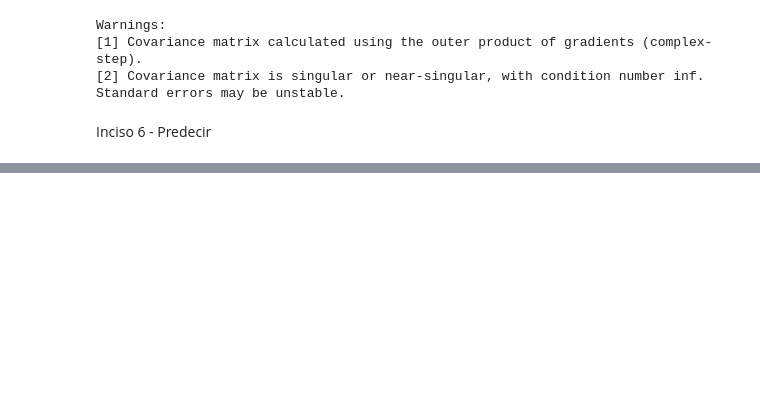
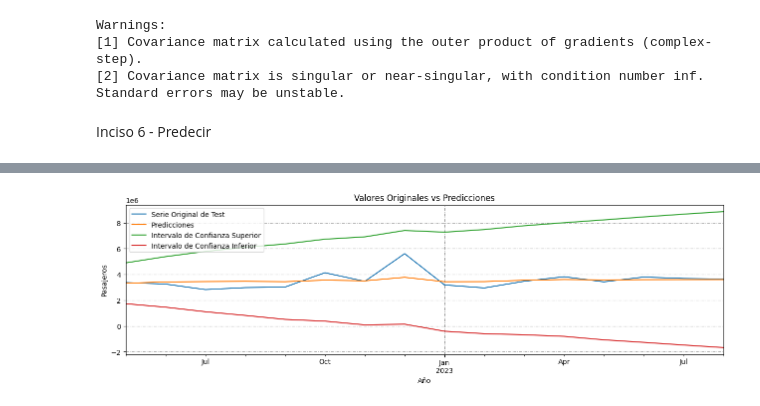
Before and after one commit to waldof86/AST, a Jupyter notebook: TP1/TP1 v2.ipynb, the cells around one changed output, grey strips where cells are left out. Saved outputs shown, nothing was run; the diff lists cells and outputs as text; code cells hidden in the pictures; blank space fills up the shorter version.

```diff
--- a/TP1/TP1 v2.ipynb
+++ b/TP1/TP1 v2.ipynb
@@ -418,0 +396,8 @@ plot_pacf(residuos, lags = 20)
+# %%
+# Separacion Train/Test
+train = df_retail.iloc[:round(len(df_retail)*.80)].ventas_ajustado
+test = df_retail.iloc[round(len(df_retail)*.80):].ventas_ajustado
+# %%
+modelo_sarima = SARIMAX(train, order=(1,1,0), seasonal_order=(1,0,0,12))
+modelo_sarima = modelo_sarima.fit()
+print(modelo_sarima.summary())
@@ -418,0 +422,28 @@ plot_pacf(residuos, lags = 20)
+# %%
+# Función para graficar
+
+def graficar_pred(serie_test, serie_pred, conf_int, titulo="Valores Originales vs Predicciones", xlabel="Año", ylabel="Pasajeros"):
+    fig_x = plt.figure(figsize=(12,3), dpi=100)
+    axes_x = fig_x.add_axes([0.0, 0.0, 1, 1])
+
+    # Graficamos los datos tests y las predicciones
+    serie_test.plot(label="Serie Original de Test")
+    serie_pred.plot(label="Predicciones")
+
+    # Pasamos dataframe con los intervalos de confianza a series de Pandas y graficamos
+    conf_int.iloc[:,1].plot(label="Intervalo de Confianza Superior")
+    conf_int.iloc[:,0].plot(label="Intervalo de Confianza Inferior")
+
+    axes_x.set_xlabel(xlabel)
+    axes_x.set_ylabel(ylabel)
+    axes_x.set_title(titulo)
+    axes_x.legend(loc=0)
+    axes_x.grid(True, color='0.6', dashes=(5,2,1,2))
+# %%
+# Utilizando el modelo realizamos la prediccion correspondiente a los primeros 15 días del test
+predicciones_sarima = modelo_sarima.get_forecast(16)
+
+# Graficamos la porcion de test de la serie original junto con las predicciones y los intervalos de confianza
+graficar_pred(test[:16], predicciones_sarima.predicted_mean, predicciones_sarima.conf_int())
+# %% [output]
+[figure, added]
```
Also changed, not shown: parts of 16 cells of this notebook, 4 other files.
